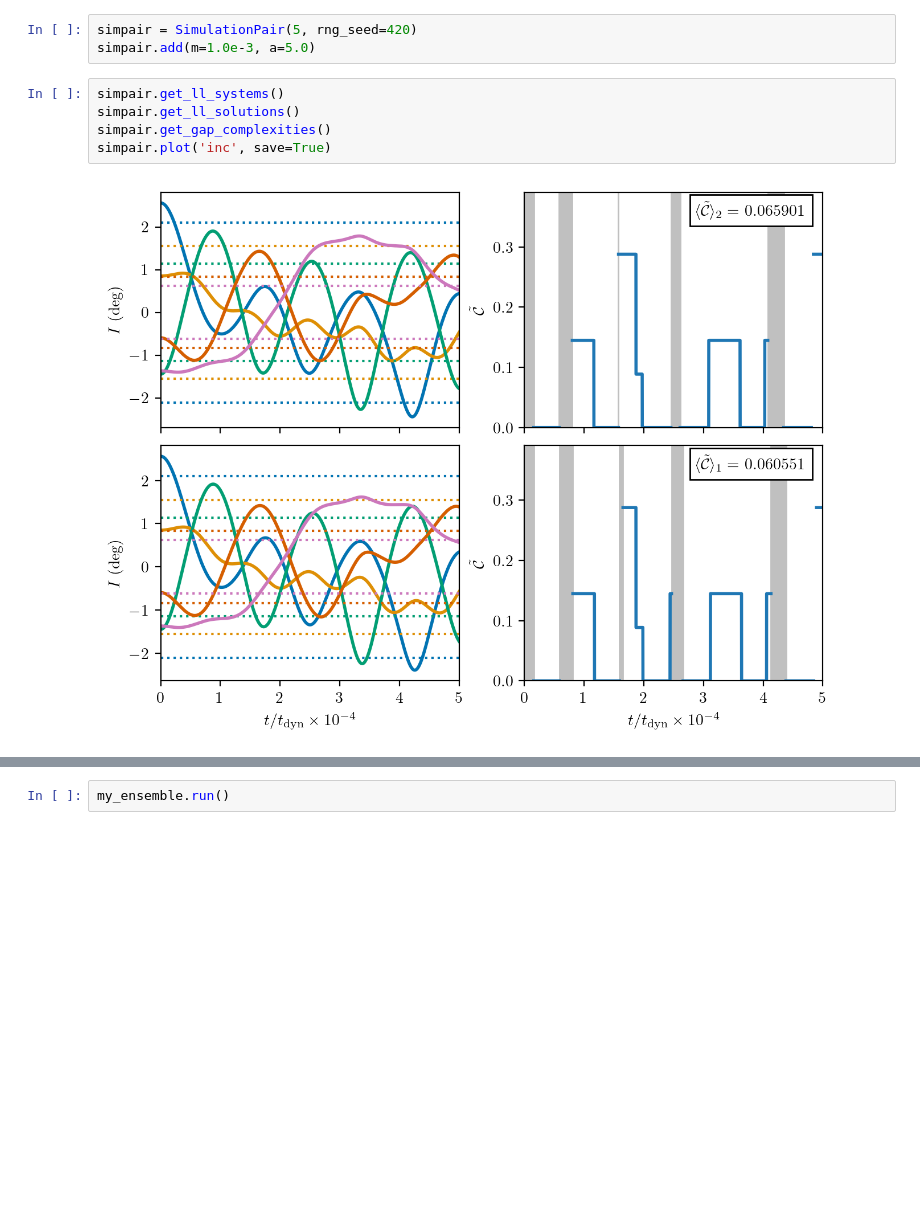
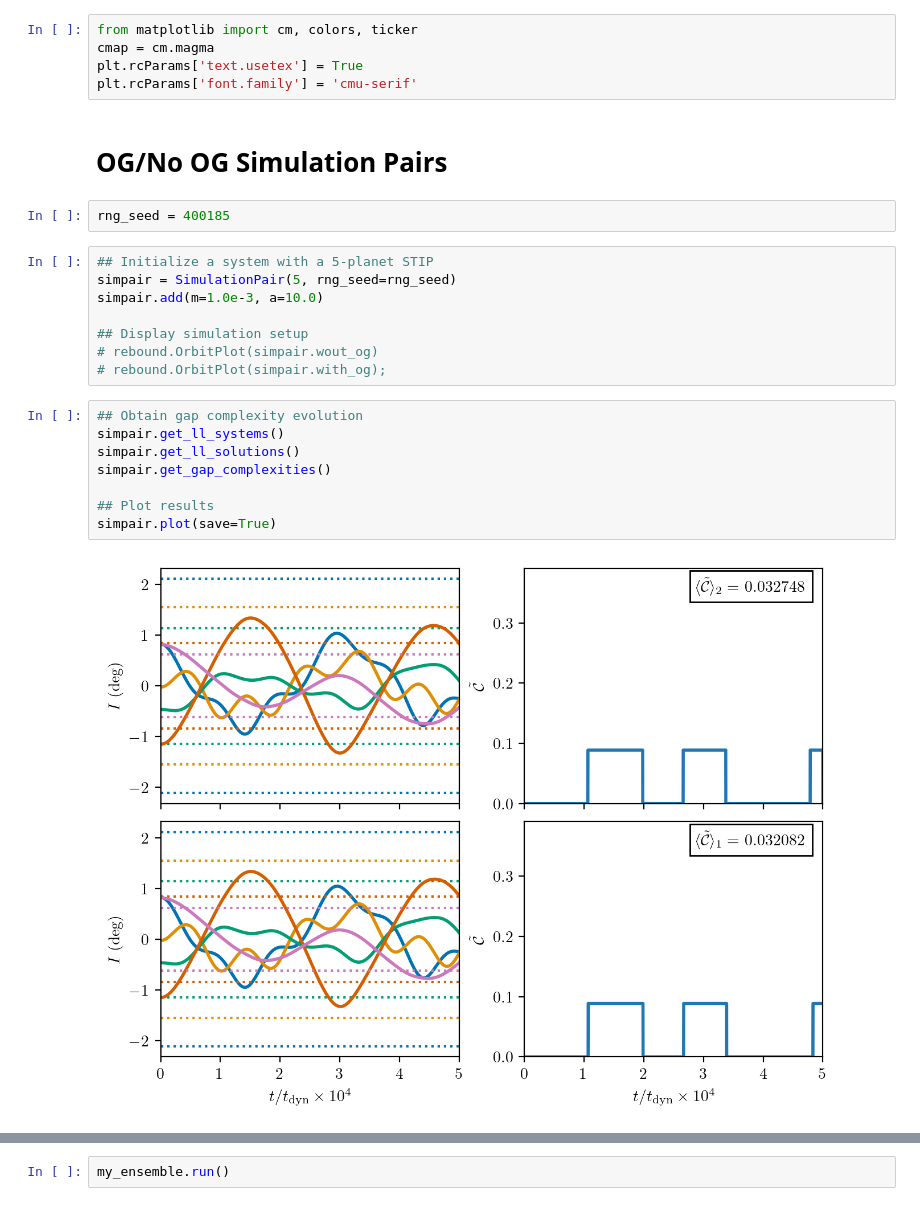
Before and after one commit to jrlivesey/SecularGapComplexity, a Jupyter notebook: simulation-pairs.ipynb, the cells around one changed output, grey strips where cells are left out. Drawn from its saved outputs; the diff is of its cells as text; blank space fills up the shorter version.

```diff
--- a/simulation-pairs.ipynb
+++ b/simulation-pairs.ipynb
@@ -17,12 +8,29 @@ from celmech.nbody_simulation_utilities import align_simulation
 import gap_complexity_utils as gaps
 from gap_complexity_utils import SimulationPair, EnsemblePair
-# %%
-simpair = SimulationPair(5, rng_seed=420)
-simpair.add(m=1.0e-3, a=5.0)
+# %%
+from matplotlib import cm, colors, ticker
+cmap = cm.magma
+plt.rcParams['text.usetex'] = True
+plt.rcParams['font.family'] = 'cmu-serif'
+# %% [markdown]
+# OG/No OG Simulation Pairs
+# %%
+rng_seed = 400185
 # %%
-simpair.get_ll_systems()
-simpair.get_ll_solutions()
-simpair.get_gap_complexities()
-simpair.plot('inc', save=True)
+## Initialize a system with a 5-planet STIP
+simpair = SimulationPair(5, rng_seed=rng_seed)
+simpair.add(m=1.0e-3, a=10.0)
+
+## Display simulation setup
+# rebound.OrbitPlot(simpair.wout_og)
+# rebound.OrbitPlot(simpair.with_og);
-# %% [output]
-[figure, removed]
+# %%
+## Obtain gap complexity evolution
+simpair.get_ll_systems()
+simpair.get_ll_solutions()
+simpair.get_gap_complexities()
+
+## Plot results
+simpair.plot(save=True)
+# %% [output]
+[figure, added]
```
Also changed, not shown: parts of 14 cells of this notebook, 1 other file.
